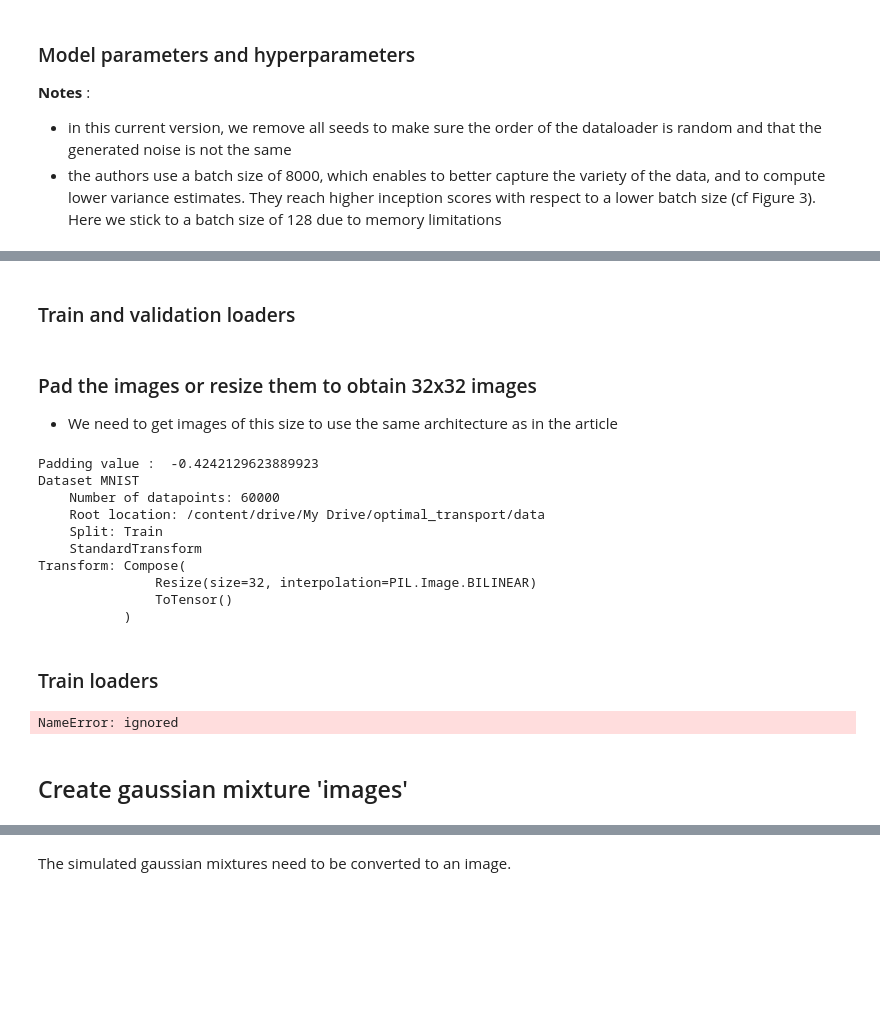
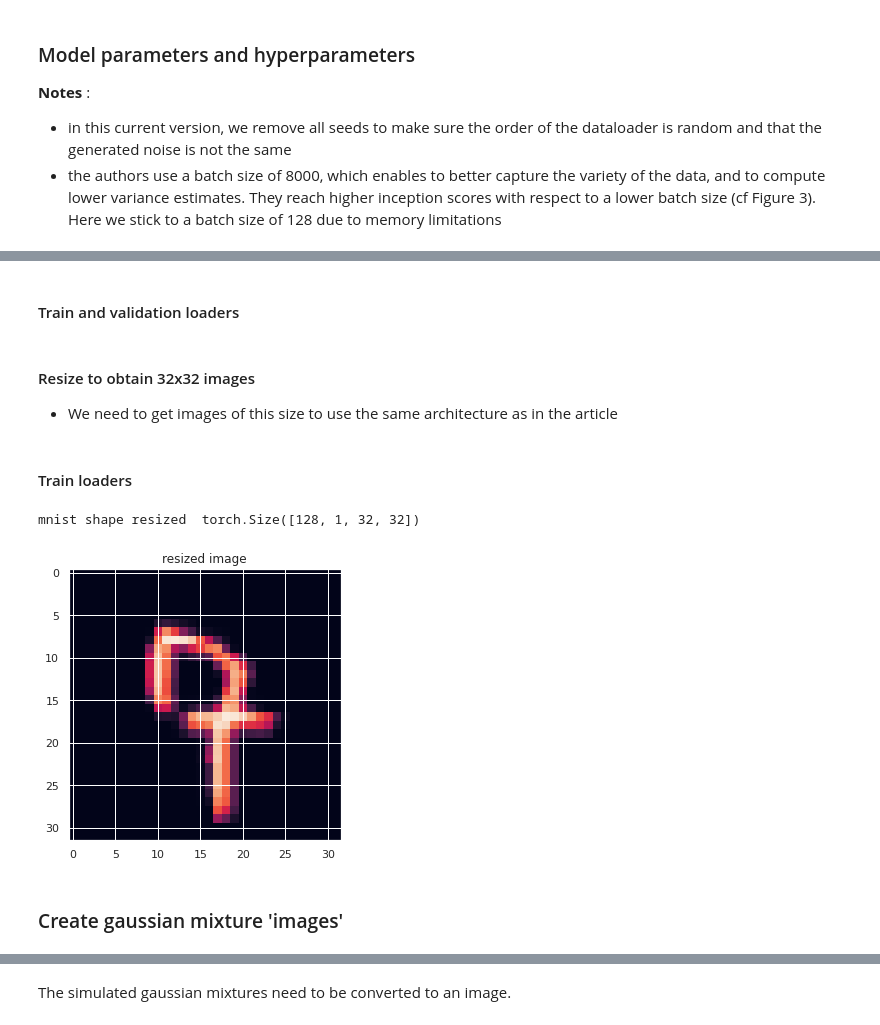
Before and after one commit to philomenec/Optimal-Transport, a Jupyter notebook: OTGAN.ipynb, the cells around one changed output, grey strips where cells are left out. Cells and saved outputs as stored; diff of their text form; code cells hidden in the pictures; blank space fills up the shorter version.

```diff
--- a/OTGAN.ipynb
+++ b/OTGAN.ipynb
@@ -163,4 +170,4 @@ Size of the input image :  torch.Size([1, 28, 28])
 # %% [markdown]
-### Train and validation loaders
+#### Train and validation loaders
 # %%
 train_loader = DataLoader(trainset, args['batch_size'], shuffle=True, **kwargs)
@@ -168,4 +174,4 @@ train_loader = DataLoader(trainset, args['batch_size'], shuffle=True, **kwargs)
 # %% [markdown]
-### Pad the images or resize them  to obtain 32x32 images
+#### Resize  to obtain 32x32 images
 
 - We need to get images of this size to use the same architecture as in the article
@@ -214,32 +177,0 @@ class MNISTPad(VisionDataset):
-# %%
-### Find padding value
-# check_black = [tup[0][0,0,0].item() for tup in trainset]+[tup[0][0,0,0].item() for tup in valset]
-# assert len(check_black) == len(trainset) + len(valset)
-# padding_val = list(set(check_black))[0]
-padding_val = trainset[0][0][0][0][0]
-resizing_val = 32
-print("Padding value : ",padding_val.item())
-
-### trainset with padded images
-# trainset_pad = MNISTPad(trainset, "padding", 2)
-# print(trainset_pad)
-
-### resized trainset
-resized_transform = transforms.Compose([
-                    transforms.Resize(32),
-                    #transforms.Normalize((0.1307,), (0.3081,)), #this line makes the loader bug
-                    transforms.ToTensor()])
-trainset_resized = datasets.MNIST(root = path_data, download=True, train=True, transform=resized_transform )
-# trainset_resized = MNISTPad(trainset, "padding", 2)
-print(trainset_resized)
-# %% [output]
-Padding value :  -0.4242129623889923
-Dataset MNIST
-    Number of datapoints: 60000
-    Root location: /content/drive/My Drive/optimal_transport/data
-    Split: Train
-    StandardTransform
-Transform: Compose(
-               Resize(size=32, interpolation=PIL.Image.BILINEAR)
-               ToTensor()
-           )
@@ -246,3 +184,3 @@ Transform: Compose(
 # %% [markdown]
-### Train loaders
+#### Train loaders
 # %%
@@ -252,22 +189,18 @@ train_resized_loader = DataLoader(trainset_resized, args['batch_size'], shuffle=
 # %%
 ## Plot padded and resized images
 dataiter_mnist_resized = iter(train_resized_loader)
-dataiter_mnist_pad = iter(train_pad_loader)
 images_mnist_resized, _ = dataiter_mnist_resized.next()
-images_mnist_pad, _ = dataiter_mnist_pad.next()
 print('mnist shape resized ', images_mnist_resized.shape)
-print('mnist shape padded ', images_mnist_pad.shape)
 
-fig, ax = plt.subplots(1, 2, figsize=(10,5))
-ax[0].imshow(images_mnist_pad[0].numpy().squeeze())
-ax[0].set_title('padded image')
-ax[1].imshow(images_mnist_resized[0].numpy().squeeze())
-ax[1].set_title('resized image')
+plt.figure(figsize=(5,5))
+plt.imshow(images_mnist_resized[0].numpy().squeeze())
+plt.title('resized image')
 plt.show()
 # %% [output]
-NameError: ignored
+mnist shape resized  torch.Size([128, 1, 32, 32])
+[figure, added]
 # %% [markdown]
-## Create gaussian mixture 'images'
+### Create gaussian mixture 'images'
 # %%
 def simulate_gaussian_mixture(cov_mixt_ratio, size_mixt, nb_modes = 4):
     '''Simulate gaussian mixture with nb_modes modes arranges around the unit circle
```
Also changed, not shown: parts of 107 cells of this notebook.
